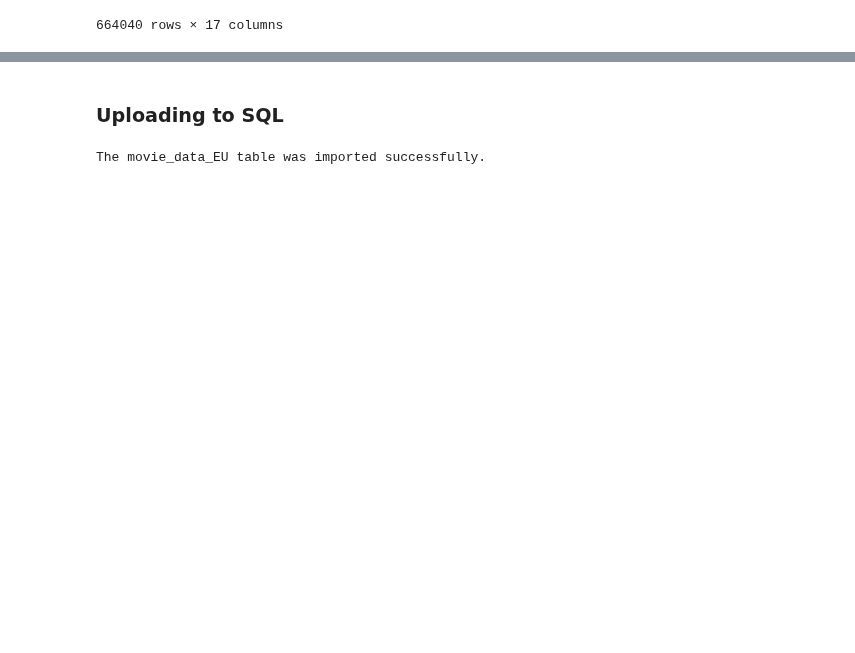
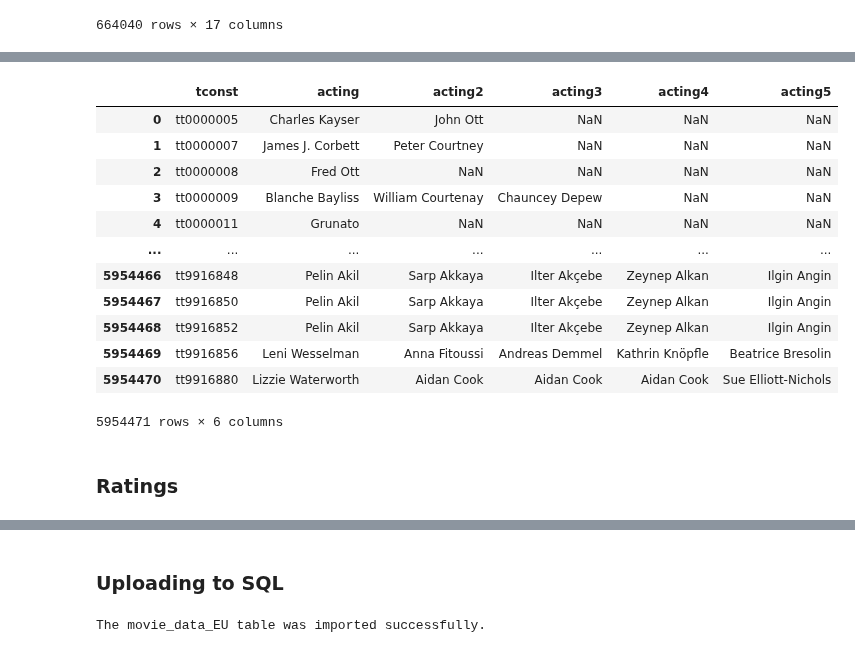
Before and after one commit to tk87-hono/data_analytics_24_4-Capstone_Movie_Group, a Jupyter notebook: Dataframes.ipynb, the cells around one changed output, grey strips where cells are left out. Drawn from its saved outputs; the diff is of its cells as text; code cells hidden in the pictures; blank space fills up the shorter version.

```diff
--- a/Dataframes.ipynb
+++ b/Dataframes.ipynb
@@ -409,0 +489,24 @@ df_imdb_final
+# %%
+df_principals_filtered = df_principals_filtered.drop(columns=['', 'index']).rename_axis('', axis=1)
+# %%
+df_principals_filtered.rename(columns={1 : 'acting',
+                                       2 : 'acting2',
+                                       3 : 'acting3',
+                                       4 : 'acting4',
+                                       5 : 'acting5'}, inplace=True)
+# %%
+df_principals_filtered
+# %% [output]
+|  | tconst | acting | acting2 | acting3 | acting4 | acting5 |
+| 0 | tt0000005 | Charles Kayser | John Ott | NaN | NaN | NaN |
+| 1 | tt0000007 | James J. Corbett | Peter Courtney | NaN | NaN | NaN |
+| 2 | tt0000008 | Fred Ott | NaN | NaN | NaN | NaN |
+| 3 | tt0000009 | Blanche Bayliss | William Courtenay | Chauncey Depew | NaN | NaN |
+| 4 | tt0000011 | Grunato | NaN | NaN | NaN | NaN |
+| ... | ... | ... | ... | ... | ... | ... |
+| 5954466 | tt9916848 | Pelin Akil | Sarp Akkaya | Ilter Akçebe | Zeynep Alkan | Ilgin Angin |
+| 5954467 | tt9916850 | Pelin Akil | Sarp Akkaya | Ilter Akçebe | Zeynep Alkan | Ilgin Angin |
+| 5954468 | tt9916852 | Pelin Akil | Sarp Akkaya | Ilter Akçebe | Zeynep Alkan | Ilgin Angin |
+| 5954469 | tt9916856 | Leni Wesselman | Anna Fitoussi | Andreas Demmel | Kathrin Knöpfle | Beatrice Bresolin |
+| 5954470 | tt9916880 | Lizzie Waterworth | Aidan Cook | Aidan Cook | Aidan Cook | Sue Elliott-Nichols |
+5954471 rows × 6 columns
@@ -410,2 +515,4 @@ df_imdb_final
 # %%
 df_akas.rename(columns={'titleId' : 'tconst'}, inplace=True)
+# %% [markdown]
+### Ratings
```
Also changed, not shown: parts of 45 cells of this notebook.
